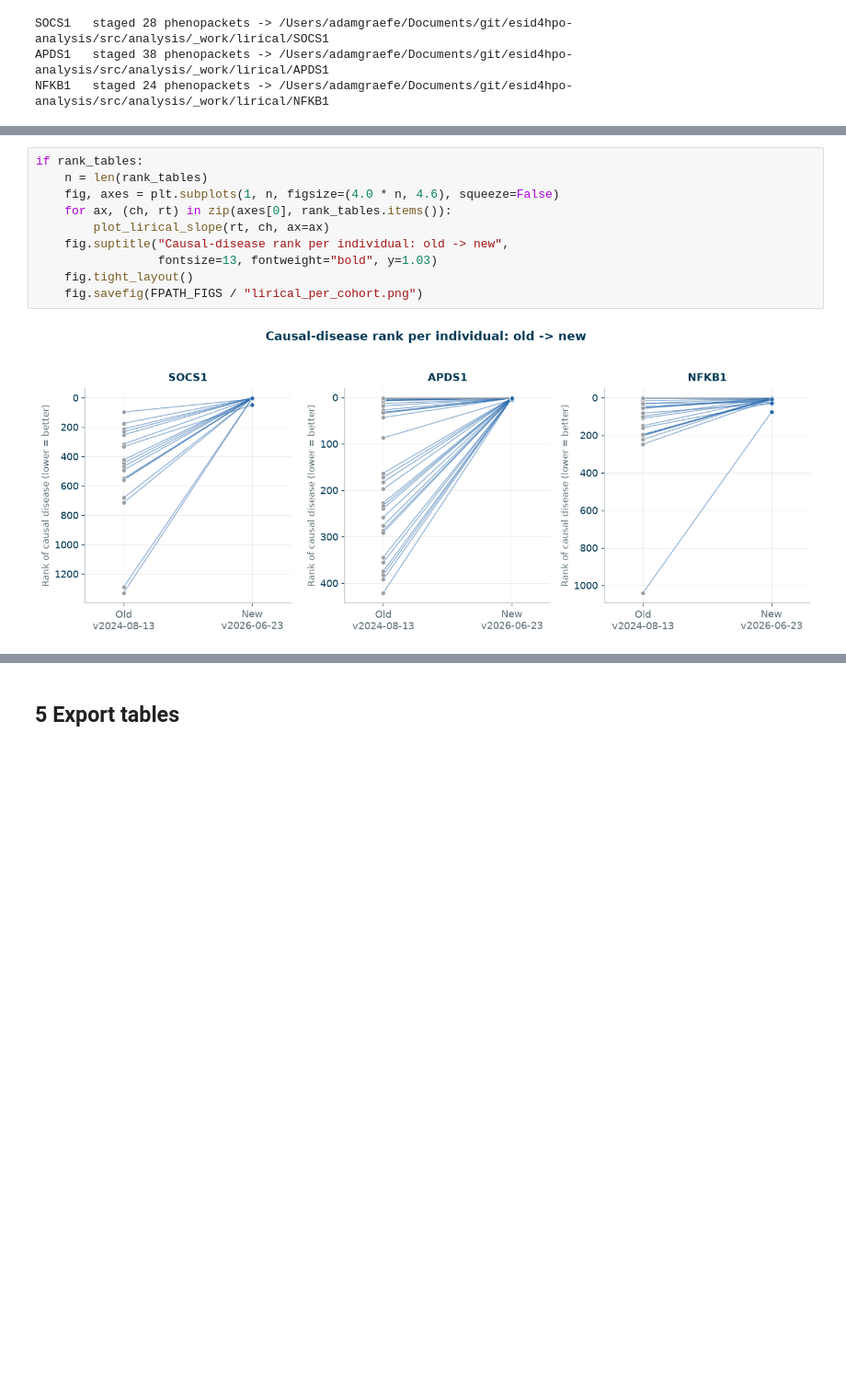
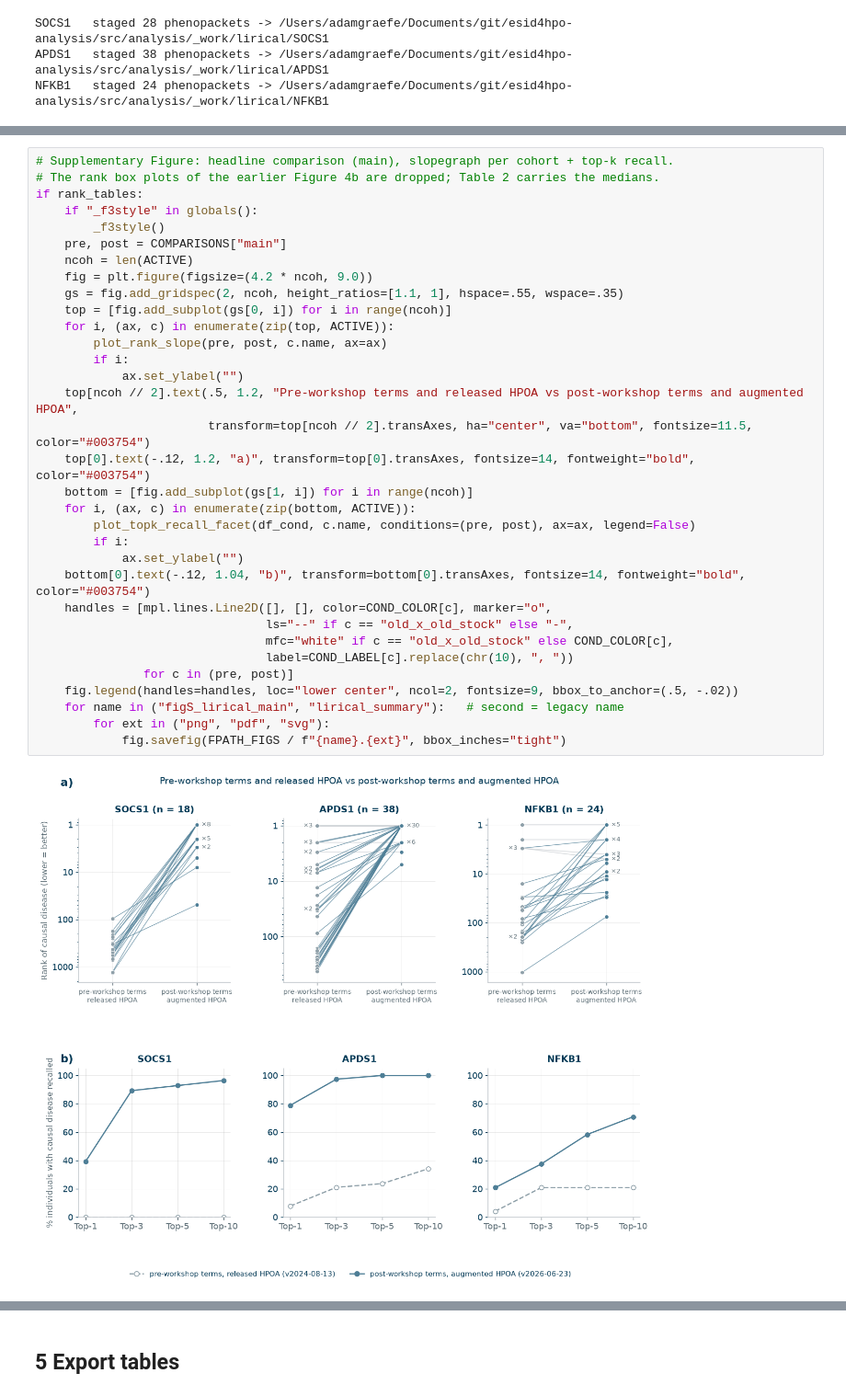
Before and after one commit to P2GX/esid4hpo-analysis, a Jupyter notebook: src/analysis/esid4hpo_analysis.ipynb, the cells around one changed output, grey strips where cells are left out. Shown at 92% size. Drawn from its saved outputs; the diff is of its cells as text; blank space fills up the shorter version.

```diff
--- a/src/analysis/esid4hpo_analysis.ipynb
+++ b/src/analysis/esid4hpo_analysis.ipynb
@@ -825,13 +1077,36 @@ else:
 # %%
+# Supplementary Figure: headline comparison (main), slopegraph per cohort + top-k recall.
+# The rank box plots of the earlier Figure 4b are dropped; Table 2 carries the medians.
 if rank_tables:
-    n = len(rank_tables)
-    fig, axes = plt.subplots(1, n, figsize=(4.0 * n, 4.6), squeeze=False)
-    for ax, (ch, rt) in zip(axes[0], rank_tables.items()):
-        plot_lirical_slope(rt, ch, ax=ax)
-    fig.suptitle("Causal-disease rank per individual: old -> new",
-                 fontsize=13, fontweight="bold", y=1.03)
-    fig.tight_layout()
-    fig.savefig(FPATH_FIGS / "lirical_per_cohort.png")
+    if "_f3style" in globals():
+        _f3style()
+    pre, post = COMPARISONS["main"]
+    ncoh = len(ACTIVE)
+    fig = plt.figure(figsize=(4.2 * ncoh, 9.0))
+    gs = fig.add_gridspec(2, ncoh, height_ratios=[1.1, 1], hspace=.55, wspace=.35)
+    top = [fig.add_subplot(gs[0, i]) for i in range(ncoh)]
+    for i, (ax, c) in enumerate(zip(top, ACTIVE)):
+        plot_rank_slope(pre, post, c.name, ax=ax)
+        if i:
+            ax.set_ylabel("")
+    top[ncoh // 2].text(.5, 1.2, "Pre-workshop terms and released HPOA vs post-workshop terms and augmented HPOA",
+                        transform=top[ncoh // 2].transAxes, ha="center", va="bottom", fontsize=11.5, color="#003754")
+    top[0].text(-.12, 1.2, "a)", transform=top[0].transAxes, fontsize=14, fontweight="bold", color="#003754")
+    bottom = [fig.add_subplot(gs[1, i]) for i in range(ncoh)]
+    for i, (ax, c) in enumerate(zip(bottom, ACTIVE)):
+        plot_topk_recall_facet(df_cond, c.name, conditions=(pre, post), ax=ax, legend=False)
+        if i:
+            ax.set_ylabel("")
+    bottom[0].text(-.12, 1.04, "b)", transform=bottom[0].transAxes, fontsize=14, fontweight="bold", color="#003754")
+    handles = [mpl.lines.Line2D([], [], color=COND_COLOR[c], marker="o",
+                                ls="--" if c == "old_x_old_stock" else "-",
+                                mfc="white" if c == "old_x_old_stock" else COND_COLOR[c],
+                                label=COND_LABEL[c].replace(chr(10), ", "))
+               for c in (pre, post)]
+    fig.legend(handles=handles, loc="lower center", ncol=2, fontsize=9, bbox_to_anchor=(.5, -.02))
+    for name in ("figS_lirical_main", "lirical_summary"):   # second = legacy name
+        for ext in ("png", "pdf", "svg"):
+            fig.savefig(FPATH_FIGS / f"{name}.{ext}", bbox_inches="tight")
 # %% [output]
-[figure, old version]
+[figure, new version]
 # %%
```
Also changed, not shown: parts of 8 cells of this notebook, 18 other files.
